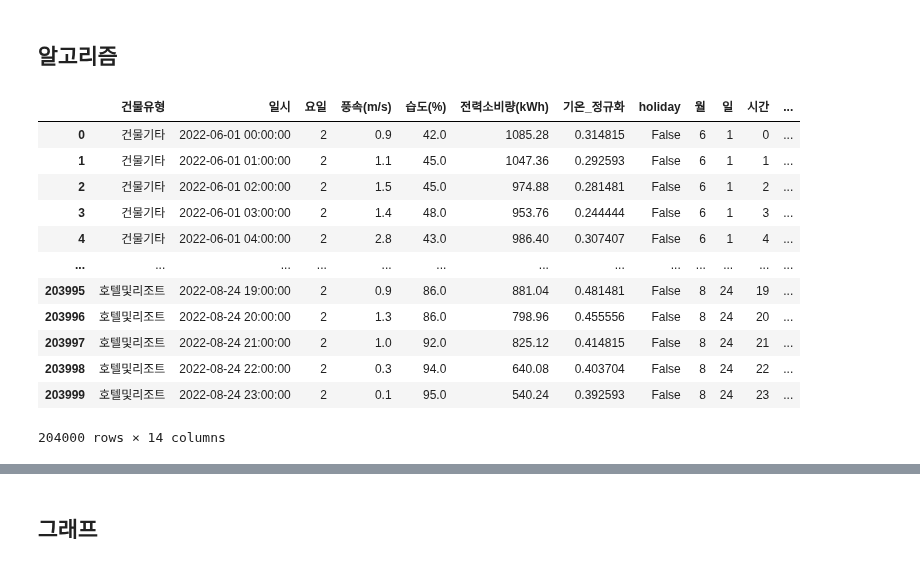
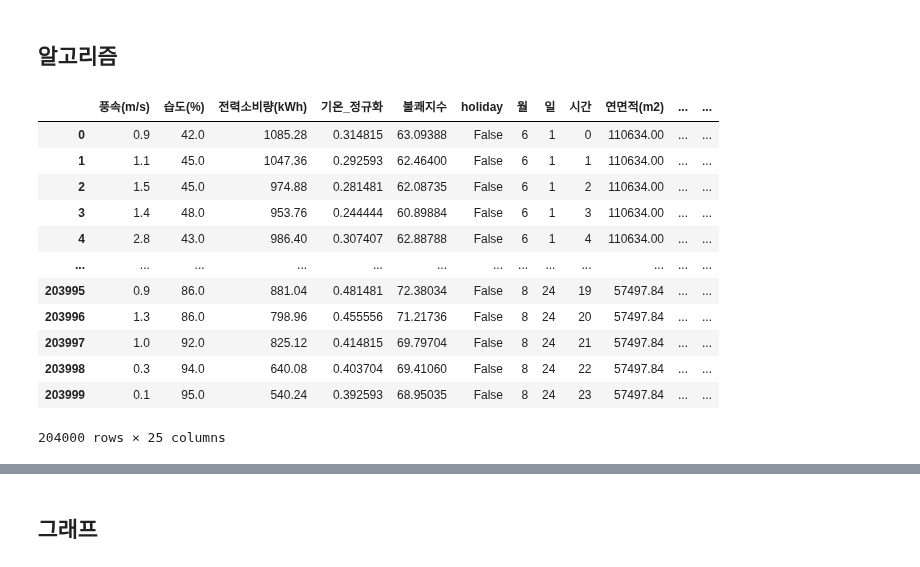
Before and after one commit to 2023dacon/Power-usage-Prediction, a Jupyter notebook: 파일/전력사용량예측.ipynb, the cells around one changed output, grey strips where cells are left out. Drawn from its saved outputs; the diff is of its cells as text; code cells hidden in the pictures.

```diff
--- a/파일/전력사용량예측.ipynb
+++ b/파일/전력사용량예측.ipynb
@@ -51,6 +57,10 @@ df = pd.read_csv('/content/train.csv')
 
 # 강수량, 일조, 일사 컬럼 삭제
 df = df.drop(columns=['강수량(mm)', '일조(hr)', '일사(MJ/m2)'])
+
+# 풍속과 습도 값이 NaN일 때 전 행의 값으로 치환
+df['풍속(m/s)'].fillna(method='ffill', inplace=True)
+df['습도(%)'].fillna(method='ffill', inplace=True)
 
 # 기온 Min-Max 정규화 수행
 scaler = MinMaxScaler()
@@ -59,9 +69,6 @@ df[['기온_정규화']] = scaler.fit_transform(df[['기온(C)']])
 # 불쾌지수 계산 후 새로운 컬럼 추가
 df['불쾌지수'] = calculate_discomfort_index(df['기온(C)'], df['습도(%)'])
 
-# 풍속과 습도 값이 NaN일 때 전 행의 값으로 치환
-df['풍속(m/s)'].fillna(method='ffill', inplace=True)
-df['습도(%)'].fillna(method='ffill', inplace=True)
 
 # '일시' 열을 날짜 형식으로 변환
 df['일시'] = pd.to_datetime(df['일시'], format='%Y%m%d %H')
@@ -76,7 +83,7 @@ df = make_ymd_feature(df)
 df['요일'] = df['일시'].dt.dayofweek  # 요일을 0(월요일)부터 6(일요일)까지의 정수로 저장
 
 # 컬럼 삭제
-df.drop(columns=['num_date_time','공휴일'], inplace=True) # '일시'
+df.drop(columns=['num_date_time','공휴일','기온(C)'], inplace=True) # '일시'
 
 # csv 파일로 저장
 #df.to_csv('train_p.csv', index=False)
@@ -161,23 +234,47 @@ binfo_df
 # %%
 # 건물번호로 train_df와 binfo_df 연결 (left join)
 combined_df = pd.merge(train_df, binfo_df, on='건물번호', how='left')
 
-# '건물번호, '태양광용량(kW)', 'ESS저장용량(kWh)', '기온(C)'
-selected_columns = ['건물유형','일시', '요일', '풍속(m/s)', '습도(%)', '전력소비량(kWh)','기온_정규화',  'holiday', '월', '일', '시간', '연면적(m2)', '냉방면적(m2)', '불쾌지수']
+# '건물번호, '태양광용량(kW)', 'ESS저장용량(kWh)', '기온(C)', '건물유형','일시','요일',
+selected_columns = ['풍속(m/s)',
+ '습도(%)',
+ '전력소비량(kWh)',
+ '기온_정규화',
+ '불쾌지수',
+ 'holiday',
+ '월',
+ '일',
+ '시간',
+ '연면적(m2)',
+ '냉방면적(m2)',
+ '태양광용량(kW)',
+ 'ESS저장용량(kWh)',
+ '건물기타',
+ '공공',
+ '대학교',
+ '데이터센터',
+ '백화점및아울렛',
+ '병원',
+ '상용',
+ '아파트',
+ '연구소',
+ '지식산업센터',
+ '할인마트',
+ '호텔및리조트']
 combined_df = combined_df[selected_columns]
 
 combined_df
 # %% [output]
-|  | 건물유형 | 일시 | 요일 | 풍속(m/s) | 습도(%) | 전력소비량(kWh) | 기온_정규화 | holiday | 월 | 일 | 시간 | ... |
-| 0 | 건물기타 | 2022-06-01 00:00:00 | 2 | 0.9 | 42.0 | 1085.28 | 0.314815 | False | 6 | 1 | 0 | ... |
-| 1 | 건물기타 | 2022-06-01 01:00:00 | 2 | 1.1 | 45.0 | 1047.36 | 0.292593 | False | 6 | 1 | 1 | ... |
-| 2 | 건물기타 | 2022-06-01 02:00:00 | 2 | 1.5 | 45.0 | 974.88 | 0.281481 | False | 6 | 1 | 2 | ... |
-| 3 | 건물기타 | 2022-06-01 03:00:00 | 2 | 1.4 | 48.0 | 953.76 | 0.244444 | False | 6 | 1 | 3 | ... |
-| 4 | 건물기타 | 2022-06-01 04:00:00 | 2 | 2.8 | 43.0 | 986.40 | 0.307407 | False | 6 | 1 | 4 | ... |
+|  | 풍속(m/s) | 습도(%) | 전력소비량(kWh) | 기온_정규화 | 불쾌지수 | holiday | 월 | 일 | 시간 | 연면적(m2) | ... | ... |
+| 0 | 0.9 | 42.0 | 1085.28 | 0.314815 | 63.09388 | False | 6 | 1 | 0 | 110634.00 | ... | ... |
+| 1 | 1.1 | 45.0 | 1047.36 | 0.292593 | 62.46400 | False | 6 | 1 | 1 | 110634.00 | ... | ... |
+| 2 | 1.5 | 45.0 | 974.88 | 0.281481 | 62.08735 | False | 6 | 1 | 2 | 110634.00 | ... | ... |
+| 3 | 1.4 | 48.0 | 953.76 | 0.244444 | 60.89884 | False | 6 | 1 | 3 | 110634.00 | ... | ... |
+| 4 | 2.8 | 43.0 | 986.40 | 0.307407 | 62.88788 | False | 6 | 1 | 4 | 110634.00 | ... | ... |
 | ... | ... | ... | ... | ... | ... | ... | ... | ... | ... | ... | ... | ... |
-| 203995 | 호텔및리조트 | 2022-08-24 19:00:00 | 2 | 0.9 | 86.0 | 881.04 | 0.481481 | False | 8 | 24 | 19 | ... |
-| 203996 | 호텔및리조트 | 2022-08-24 20:00:00 | 2 | 1.3 | 86.0 | 798.96 | 0.455556 | False | 8 | 24 | 20 | ... |
-| 203997 | 호텔및리조트 | 2022-08-24 21:00:00 | 2 | 1.0 | 92.0 | 825.12 | 0.414815 | False | 8 | 24 | 21 | ... |
-| 203998 | 호텔및리조트 | 2022-08-24 22:00:00 | 2 | 0.3 | 94.0 | 640.08 | 0.403704 | False | 8 | 24 | 22 | ... |
-| 203999 | 호텔및리조트 | 2022-08-24 23:00:00 | 2 | 0.1 | 95.0 | 540.24 | 0.392593 | False | 8 | 24 | 23 | ... |
+| 203995 | 0.9 | 86.0 | 881.04 | 0.481481 | 72.38034 | False | 8 | 24 | 19 | 57497.84 | ... | ... |
+| 203996 | 1.3 | 86.0 | 798.96 | 0.455556 | 71.21736 | False | 8 | 24 | 20 | 57497.84 | ... | ... |
+| 203997 | 1.0 | 92.0 | 825.12 | 0.414815 | 69.79704 | False | 8 | 24 | 21 | 57497.84 | ... | ... |
+| 203998 | 0.3 | 94.0 | 640.08 | 0.403704 | 69.41060 | False | 8 | 24 | 22 | 57497.84 | ... | ... |
+| 203999 | 0.1 | 95.0 | 540.24 | 0.392593 | 68.95035 | False | 8 | 24 | 23 | 57497.84 | ... | ... |
-204000 rows × 14 columns
+204000 rows × 25 columns
```
Also changed, not shown: parts of 21 cells of this notebook, 2 other files.
